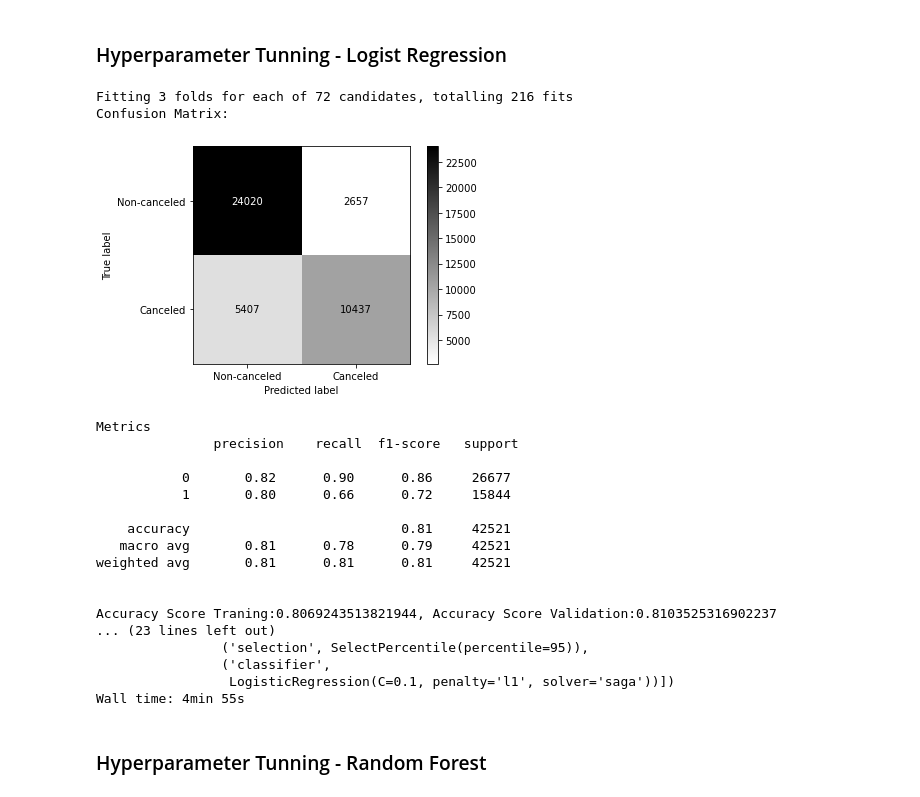
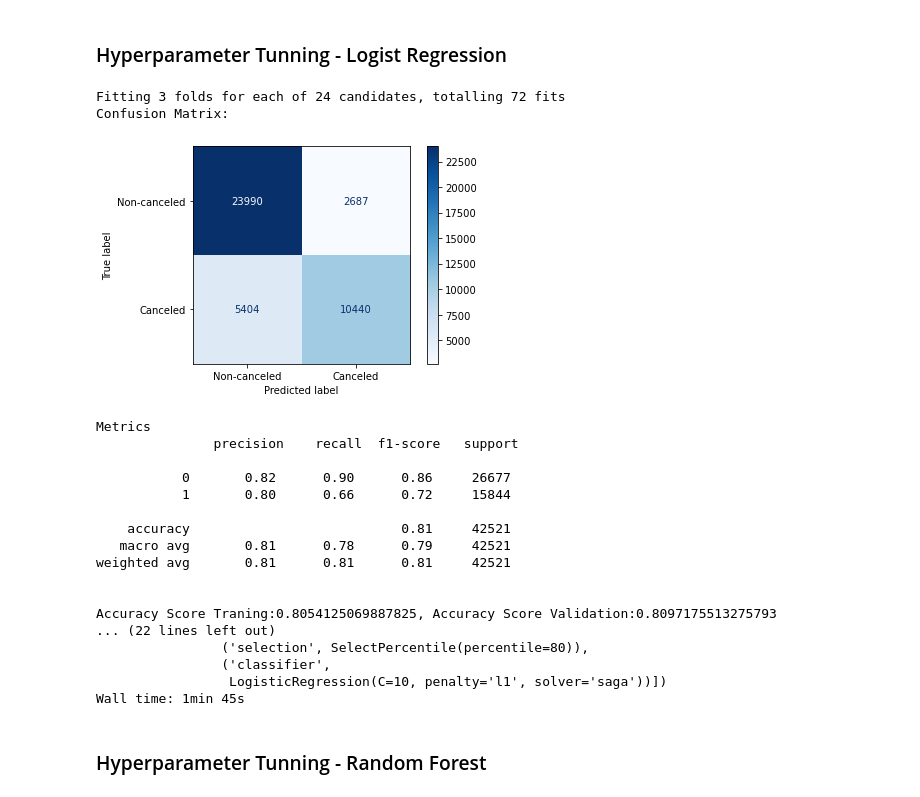
Before and after one commit to alyssonvidal/Hotel-Booking-Cancelations, a Jupyter notebook: notebooks/part03_data_preprocessing.ipynb, the cells around one changed output. Cells and saved outputs as stored; diff of their text form; code cells hidden in the pictures.

```diff
--- a/notebooks/part03_data_preprocessing.ipynb
+++ b/notebooks/part03_data_preprocessing.ipynb
@@ -160,14 +210,20 @@ ohe_list = ['hotel','arrival_date_month','country', 'market_segment',
             'distribution_channel','reserved_room_type','deposit_type','customer_type']
 ore_list = ['meal']
 
+selection = SelectPercentile(f_classif, percentile=80)
+#num_selection = SelectPercentile(f_classif, percentile=80)
+#cat_selection = SelectPercentile(chi2, percentile=80)
 
 numerical_transformer = Pipeline(steps=[("imputer", SimpleImputer(strategy="median", fill_value="Unknown")),
                                         #("norm", apply_log(X)),
-                                        ("std", RobustScaler())])
+                                        ("std", RobustScaler()),
+                                       # ("selection", SelectPercentile(f_classif, percentile=80))
+                                       ])
 
 
 categorical_transformer = Pipeline(steps=[("imputer", SimpleImputer(strategy="constant", fill_value="Unknown")),
-                                          ("ohe", OneHotEncoder(handle_unknown="ignore")),
+                                          ("ohe", OneHotEncoder(handle_unknown="ignore", drop="if_binary")),
+                                         # ("selection", SelectPercentile(chi2, percentile=80))
                                          ])
 
 
@@ -219,7 +294,7 @@ def CM(y, y_pred):
     labels = ["Non-canceled", "Canceled"]
     cm = confusion_matrix(y, y_pred)
     disp = ConfusionMatrixDisplay(confusion_matrix=cm, display_labels=labels)
-    disp.plot(cmap="binary", values_format="d")
+    disp.plot(cmap="Blues", values_format="d")
     plt.show()
     print("Metrics \n", classification_report(y,y_pred))
 # %%
@@ -494,36 +541,37 @@ NameError: name 'teste' is not defined
 %%time
 ### Tunning parameters: Logistic Regression ###
 
 np.random.seed(7)
 
 params_lr = {
         'preprocessor__num__std' : [MinMaxScaler(), RobustScaler()],
-        'selection': [SelectPercentile(f_classif, percentile=50), SelectPercentile(f_classif, percentile=80), SelectPercentile(f_classif, percentile=95)],
+        #'selection': [SelectPercentile(f_classif, percentile=80)],
+       # 'preprocessor__cat__selection': [SelectPercentile(chi2, percentile=80)],
         'classifier__C': [0.1,1,10],
         'classifier__solver': ['lbfgs','saga'],
         'classifier__penalty': ['l1','l2'],
 
 }
 
 gs = GridSearchCV(estimator=pipeline_lr, param_grid=params_lr, cv=3, scoring="accuracy", verbose=True, return_train_score=False)
 gs.fit(X_train,y_train)
 
 
 lr_tuned_best_score = gs.best_score_
 lr_tuned_best_params = gs.best_params_
 lr_tuned_best_estimator = gs.best_estimator_
 y_pred_lr_tuned = gs.best_estimator_.predict(X_val)
 validation_score = gs.score(X_val, y_val)
 
 CM(y_val, y_pred_lr_tuned)
 
 print(f"\nAccuracy Score Traning:{gs.best_score_}, Accuracy Score Validation:{validation_score}")
 print(f"\nBest Paramters:\n{gs.best_params_}")
 print(f"\nBest Estimator:\n{gs.best_estimator_}")
 # %% [output]
-Fitting 3 folds for each of 72 candidates, totalling 216 fits
+Fitting 3 folds for each of 24 candidates, totalling 72 fits
 Confusion Matrix:
-[figure, old version]
+[figure, new version]
 Metrics
                precision    recall  f1-score   support
 
@@ -535,12 +583,12 @@ Metrics
 weighted avg       0.81      0.81      0.81     42521
 
 
-Accuracy Score Traning:0.8069243513821944, Accuracy Score Validation:0.8103525316902237
-... (23 lines left out)
-                ('selection', SelectPercentile(percentile=95)),
+Accuracy Score Traning:0.8054125069887825, Accuracy Score Validation:0.8097175513275793
+... (22 lines left out)
+                ('selection', SelectPercentile(percentile=80)),
                 ('classifier',
-                 LogisticRegression(C=0.1, penalty='l1', solver='saga'))])
-Wall time: 4min 55s
+                 LogisticRegression(C=10, penalty='l1', solver='saga'))])
+Wall time: 1min 45s
 # %% [markdown]
 ### Hyperparameter Tunning - Random Forest
 # %%
```
Also changed, not shown: parts of 28 cells of this notebook, 1 other file.
